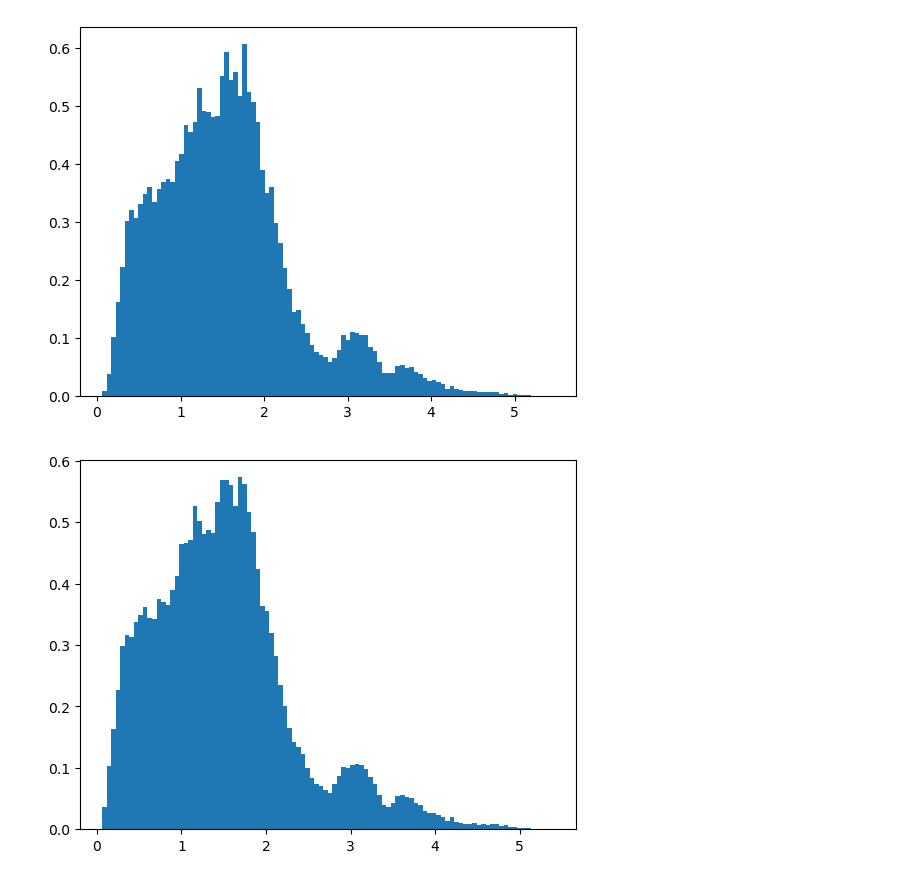
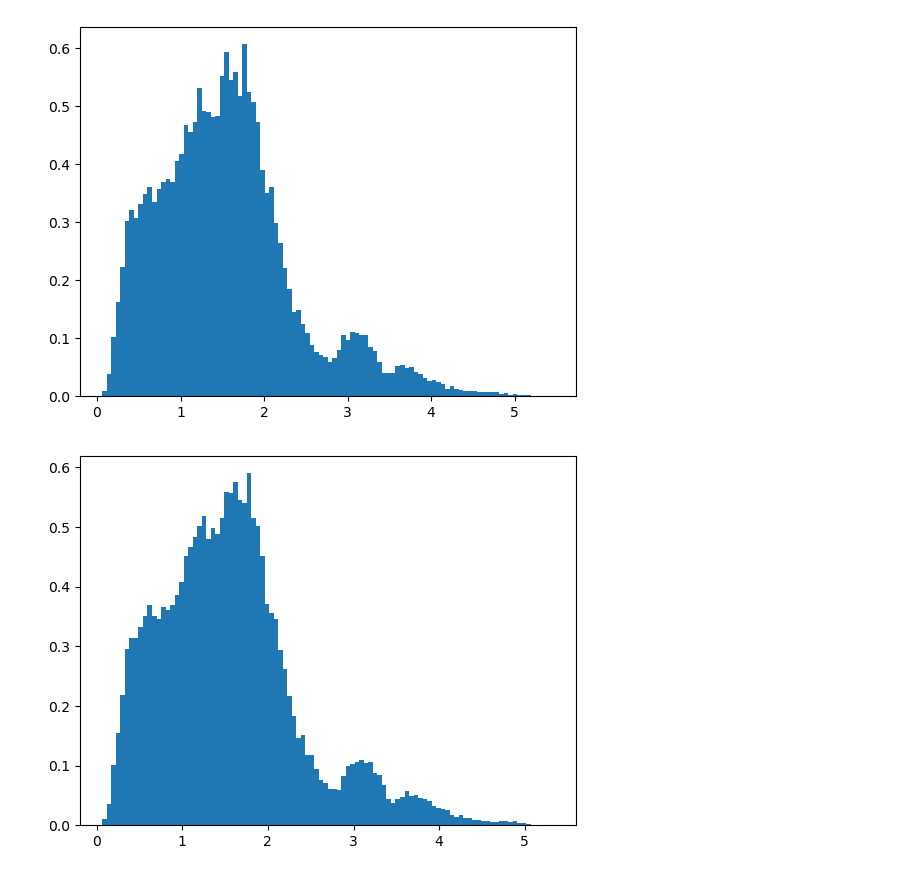
Before and after one commit to NiccoManto01/ilovegit, a Jupyter notebook: Lezioni/Lezione_4/clon_quas.ipynb, the cells around one changed output. Saved outputs shown, nothing was run; the diff lists cells and outputs as text; code cells hidden in the pictures.

```diff
--- a/Lezioni/Lezione_4/clon_quas.ipynb
+++ b/Lezioni/Lezione_4/clon_quas.ipynb
@@ -35,31 +34,31 @@ plt.hist(z, bins = n_bin, density = True)
  <BarContainer object of 100 artists>)
 [figure]
 # %%
-
-N = 1000000
+#METODO TRY AND CATCH
+N = 350000
 matrix_data = np.histogram(z,bins = n_bin, density = True)
 freq = matrix_data[0]
 signal = matrix_data[1]
 xmin = signal.min()
 xmax = signal.max()
 ymin = freq.min()
 ymax = freq.max()
 
 x = np.random.uniform(low=xmin, high=xmax, size=(N,))
 y = np.random.uniform(low=ymin, high=ymax, size=(N,))
 data_gen = np.array([y])
 data_gen = np.append(data_gen, [x], axis = 0)
 
 x_acc = np.array(())
 length = 0
-for i in range(1,n_bin):
-    xy_bin = data_gen[:,(data_gen[1]>=signal[i-1])&(data_gen[1]<signal[i])&(data_gen[0]<=freq[i])]
+for i in range(n_bin):
+    xy_bin = data_gen[:,(data_gen[1]>=signal[i])&(data_gen[1]<signal[i+1])&(data_gen[0]<=freq[i])]
     x_acc = np.append(x_acc, xy_bin[1])
 
 plt.hist(x_acc, bins = n_bin, density = True)
 
 plt.show()
 # %% [output]
-[figure, old version]
+[figure, new version]
 # %%
 fig, ax = plt.subplots()
```
Also changed, not shown: parts of 5 cells of this notebook.
